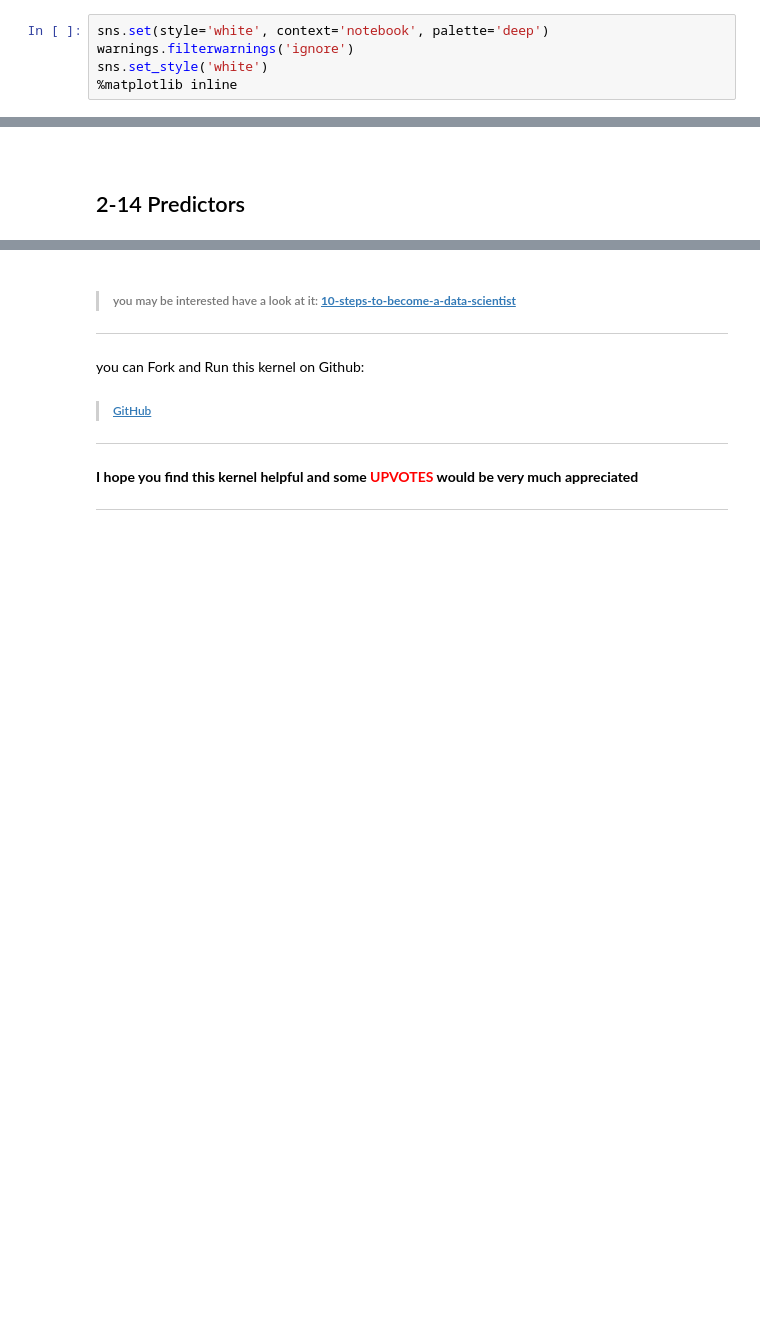
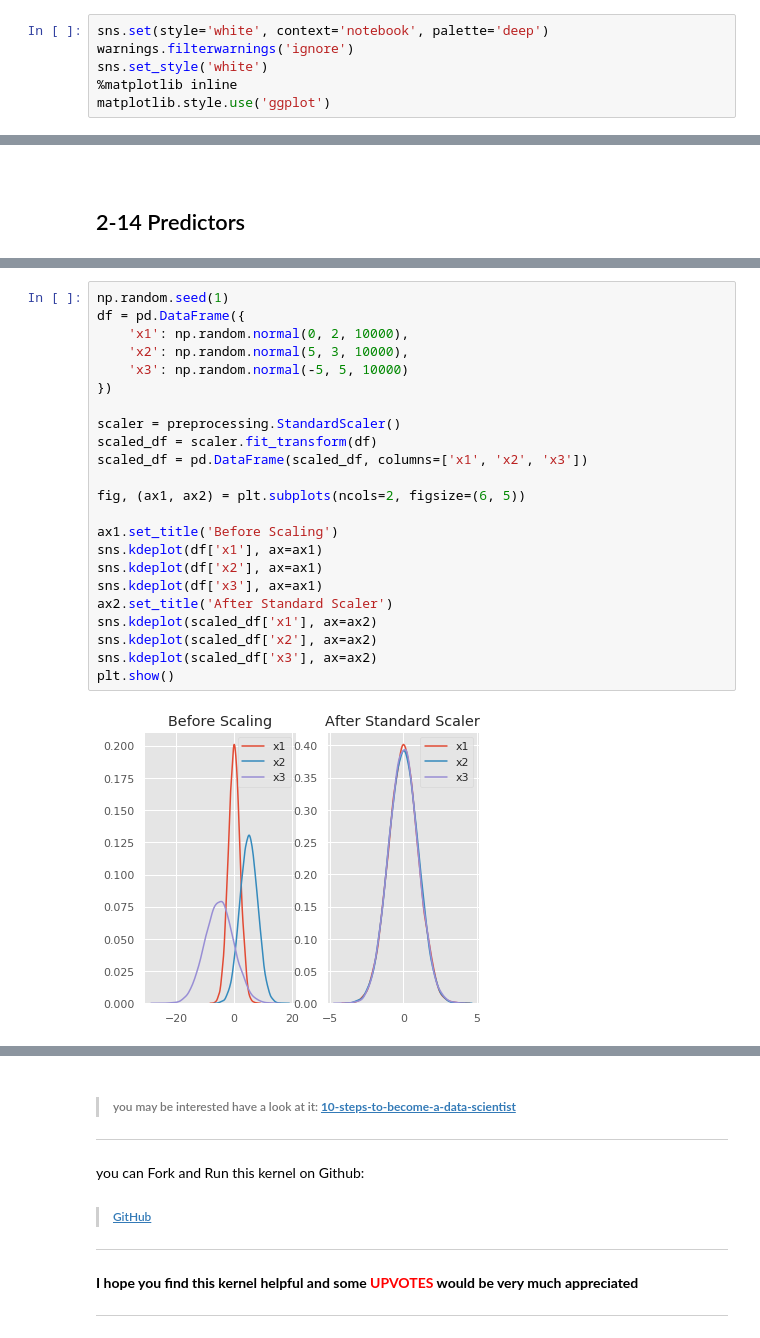
Before and after one commit to anhnt-ptit/10-steps-to-become-a-data-scientist, a Jupyter notebook: 2-python packages/The Data Scientist’s Toolbox Tutorial - 2.ipynb, the cells around one changed output, grey strips where cells are left out. Drawn from its saved outputs; the diff is of its cells as text; blank space fills up the shorter version.

Commit message:
The Data Scientist’s Toolbox Tutorial - 2

```diff
--- a/2-python packages/The Data Scientist’s Toolbox Tutorial - 2.ipynb
+++ b/2-python packages/The Data Scientist’s Toolbox Tutorial - 2.ipynb
@@ -124,6 +123,7 @@ sns.set(style='white', context='notebook', palette='deep')
 warnings.filterwarnings('ignore')
 sns.set_style('white')
 %matplotlib inline
+matplotlib.style.use('ggplot')
 # %% [markdown]
 <a id="4"></a> <br>
 # 2- Sklearn
@@ -434,0 +506,25 @@ print(clf.predict_proba(X[:5]))
+# %%
+np.random.seed(1)
+df = pd.DataFrame({
+    'x1': np.random.normal(0, 2, 10000),
+    'x2': np.random.normal(5, 3, 10000),
+    'x3': np.random.normal(-5, 5, 10000)
+})
+
+scaler = preprocessing.StandardScaler()
+scaled_df = scaler.fit_transform(df)
+scaled_df = pd.DataFrame(scaled_df, columns=['x1', 'x2', 'x3'])
+
+fig, (ax1, ax2) = plt.subplots(ncols=2, figsize=(6, 5))
+
+ax1.set_title('Before Scaling')
+sns.kdeplot(df['x1'], ax=ax1)
+sns.kdeplot(df['x2'], ax=ax1)
+sns.kdeplot(df['x3'], ax=ax1)
+ax2.set_title('After Standard Scaler')
+sns.kdeplot(scaled_df['x1'], ax=ax2)
+sns.kdeplot(scaled_df['x2'], ax=ax2)
+sns.kdeplot(scaled_df['x3'], ax=ax2)
+plt.show()
+# %% [output]
+[figure, added]
```
Also changed, not shown: parts of 145 cells of this notebook.
